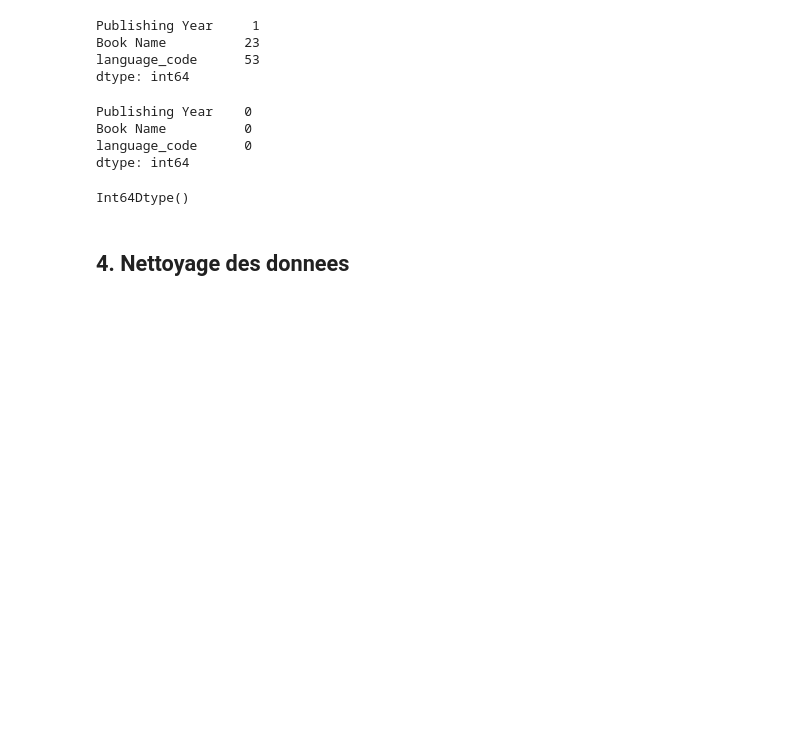
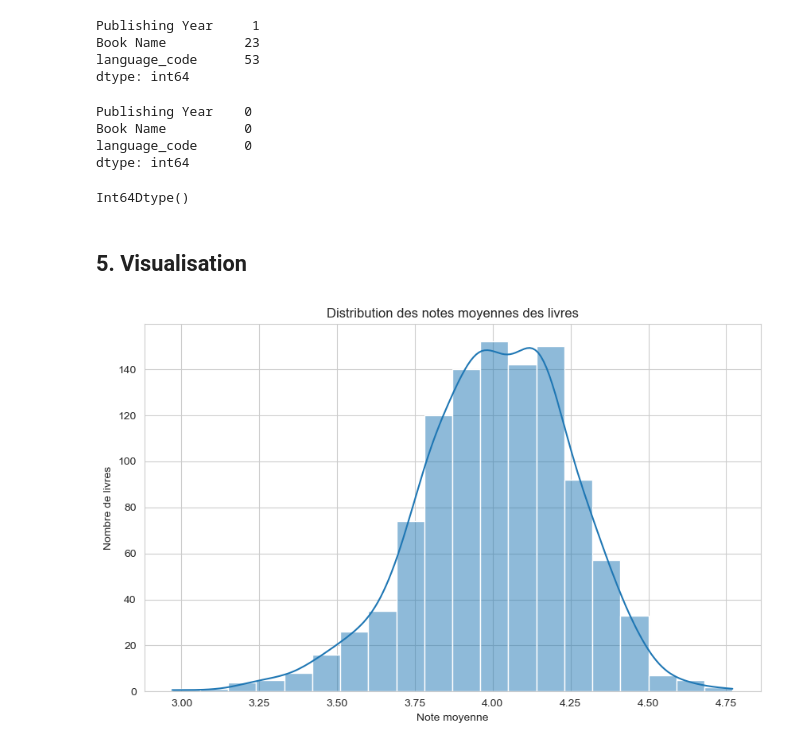
Before and after one commit to CedricKonkobo/CedricKonkobo-EDA_Books-_Sales_Ratings, a Jupyter notebook: Book_Sale_EDA.ipynb, the cells around one changed output. Cells and saved outputs as stored; diff of their text form; code cells hidden in the pictures; blank space fills up the shorter version.

Commit message:
feat: add data visualisation and figures

```diff
--- a/Book_Sale_EDA.ipynb
+++ b/Book_Sale_EDA.ipynb
@@ -67,7 +67,7 @@ import seaborn as sn
 # %%
 ## 3.1 Charger le dataset
 # %%
-df = pd.read_csv("Books_Data_Clean.csv")
+df = pd.read_csv("Data/Books_Data_Original.csv")
 # %%
 ## 3.2 Premiere lignes
 df.head()
@@ -224,5 +224,29 @@ df['Publishing Year'].dtypes
 # %% [output]
 Int64Dtype()
 # %% [markdown]
-<a id='section3'></a>
-## 4. Nettoyage des donnees
+<a id='section4'></a>
+## 5. Visualisation
+# %%
+## style global des graphiques
+sns.set_style("whitegrid")
+plt.rcParams["figure.figsize"] = (10,6)
+
+## creation d'un fichier
+import os
+output_dir = "output"
+os.makedirs(output_dir, exist_ok=True)
+# %%
+## 5.1 Distribution des notes moyennes des livres
+plt.figure()
+
+sns.histplot(df["Book_average_rating"], bins=20, kde=True)
+
+plt.title("Distribution des notes moyennes des livres")
+plt.xlabel("Note moyenne")
+plt.ylabel("Nombre de livres")
+
+plt.savefig(f"{output_dir}/distribution_notes_livres.png", dpi=300, bbox_inches="tight")
+
+plt.show()
+# %% [output]
+[figure, added]
```
Also changed, not shown: parts of 9 cells of this notebook, 9 other files.
